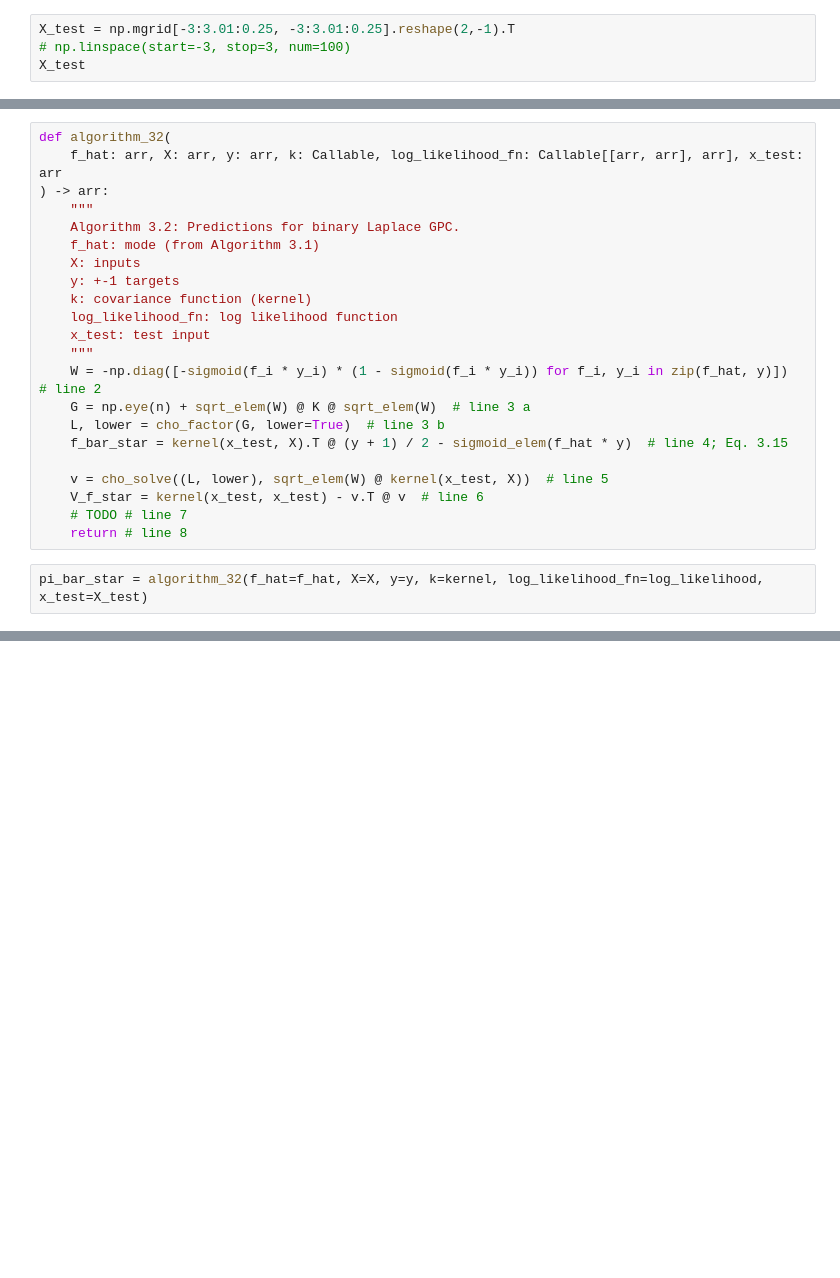
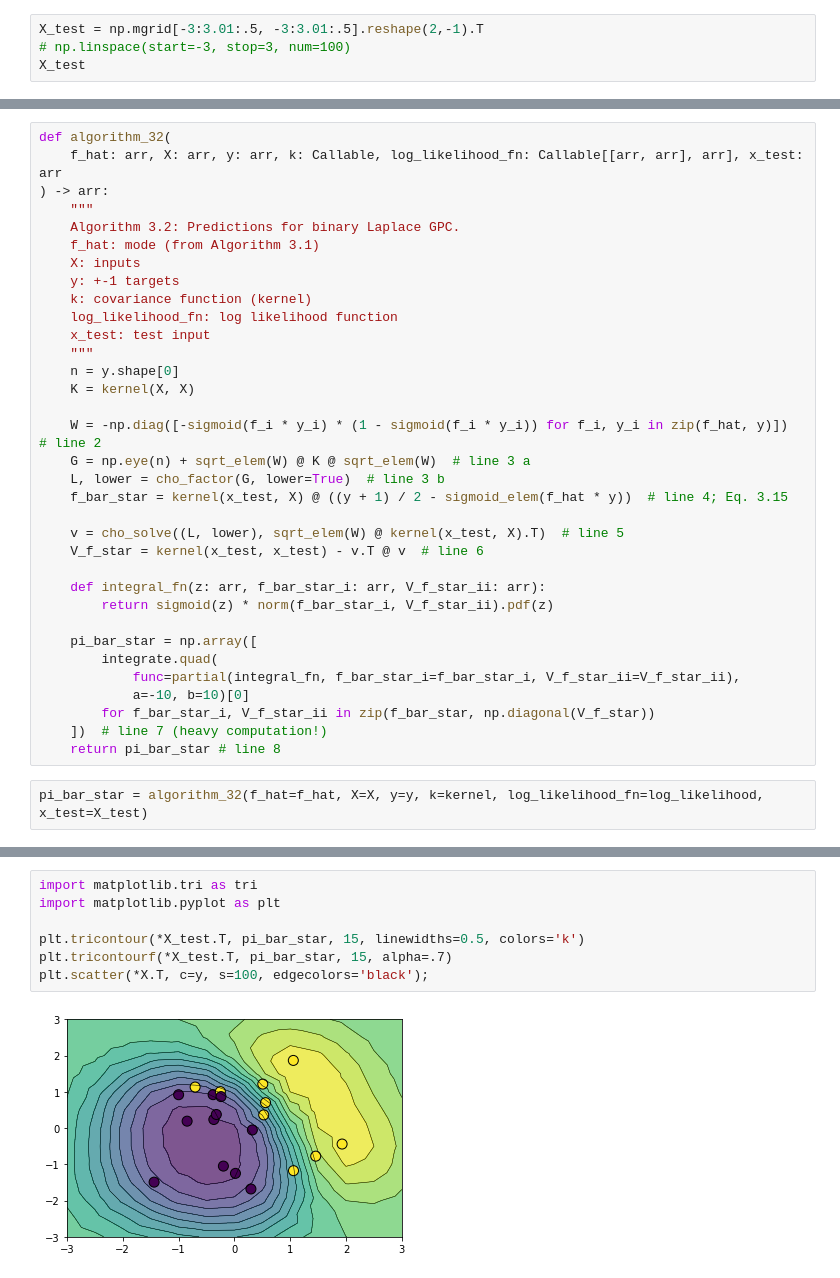
Before and after one commit to Simsso/ML-Playground, a Jupyter notebook: gaussian-processes/gp-classifier.ipynb, the cells around one changed output, grey strips where cells are left out. Saved outputs shown, nothing was run; the diff lists cells and outputs as text; blank space fills up the shorter version.

Commit message:
Implement algorithm 3.2 line 7 (heavy)

```diff
--- a/gaussian-processes/gp-classifier.ipynb
+++ b/gaussian-processes/gp-classifier.ipynb
@@ -44,5 +50,5 @@ plt.scatter(*X.T, c=y)
 # %%
-X_test = np.mgrid[-3:3.01:0.25, -3:3.01:0.25].reshape(2,-1).T
+X_test = np.mgrid[-3:3.01:.5, -3:3.01:.5].reshape(2,-1).T
 # np.linspace(start=-3, stop=3, num=100)
 X_test
 # %% [output]
@@ -341,14 +401,26 @@ def algorithm_32(
     log_likelihood_fn: log likelihood function
     x_test: test input
     """
+    n = y.shape[0]
+    K = kernel(X, X)
+
     W = -np.diag([-sigmoid(f_i * y_i) * (1 - sigmoid(f_i * y_i)) for f_i, y_i in zip(f_hat, y)])  # line 2
     G = np.eye(n) + sqrt_elem(W) @ K @ sqrt_elem(W)  # line 3 a
     L, lower = cho_factor(G, lower=True)  # line 3 b
-    f_bar_star = kernel(x_test, X).T @ (y + 1) / 2 - sigmoid_elem(f_hat * y)  # line 4; Eq. 3.15
+    f_bar_star = kernel(x_test, X) @ ((y + 1) / 2 - sigmoid_elem(f_hat * y))  # line 4; Eq. 3.15
 
-    v = cho_solve((L, lower), sqrt_elem(W) @ kernel(x_test, X))  # line 5
+    v = cho_solve((L, lower), sqrt_elem(W) @ kernel(x_test, X).T)  # line 5
     V_f_star = kernel(x_test, x_test) - v.T @ v  # line 6
-    # TODO # line 7
-    return # line 8
+
+    def integral_fn(z: arr, f_bar_star_i: arr, V_f_star_ii: arr):
+        return sigmoid(z) * norm(f_bar_star_i, V_f_star_ii).pdf(z)
+
+    pi_bar_star = np.array([
+        integrate.quad(
+            func=partial(integral_fn, f_bar_star_i=f_bar_star_i, V_f_star_ii=V_f_star_ii),
+            a=-10, b=10)[0]
+        for f_bar_star_i, V_f_star_ii in zip(f_bar_star, np.diagonal(V_f_star))
+    ])  # line 7 (heavy computation!)
+    return pi_bar_star # line 8
 # %%
 pi_bar_star = algorithm_32(f_hat=f_hat, X=X, y=y, k=kernel, log_likelihood_fn=log_likelihood, x_test=X_test)
@@ -354,0 +432,9 @@ pi_bar_star = algorithm_32(f_hat=f_hat, X=X, y=y, k=kernel, log_likelihood_fn=lo
+# %%
+import matplotlib.tri as tri
+import matplotlib.pyplot as plt
+
+plt.tricontour(*X_test.T, pi_bar_star, 15, linewidths=0.5, colors='k')
+plt.tricontourf(*X_test.T, pi_bar_star, 15, alpha=.7)
+plt.scatter(*X.T, c=y, s=100, edgecolors='black');
+# %% [output]
+[figure, added]
```
Also changed, not shown: parts of 17 cells of this notebook.
